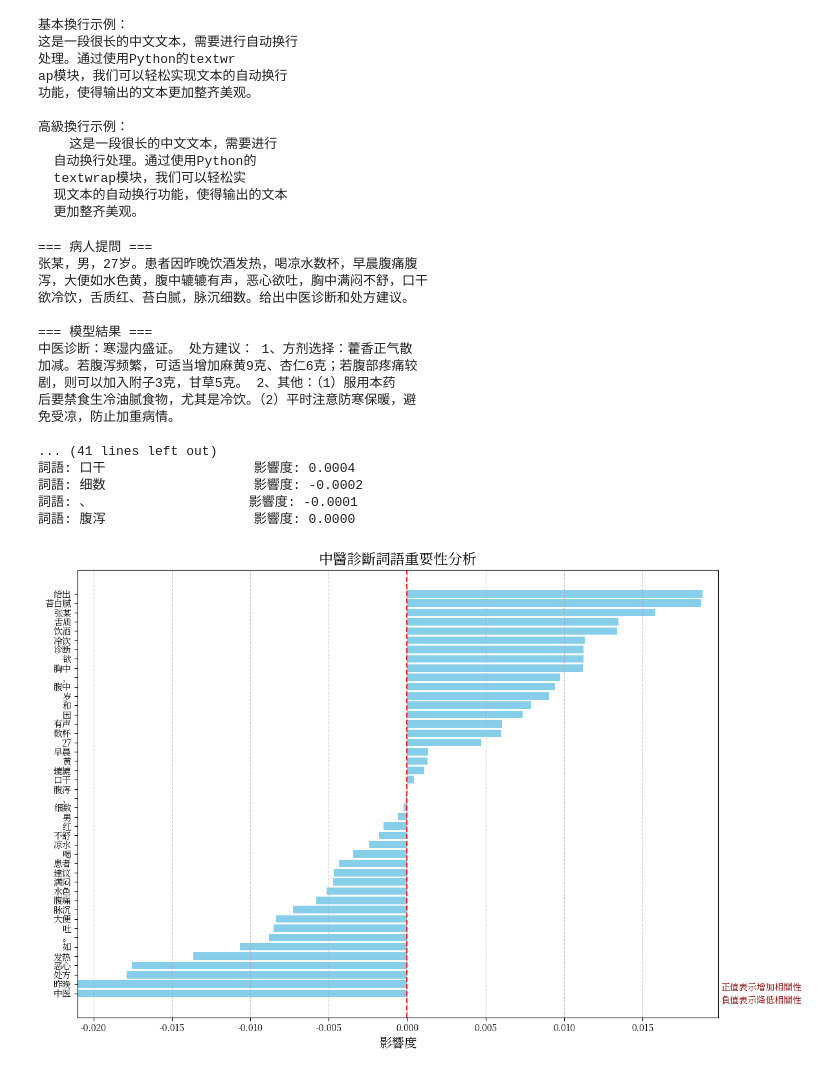
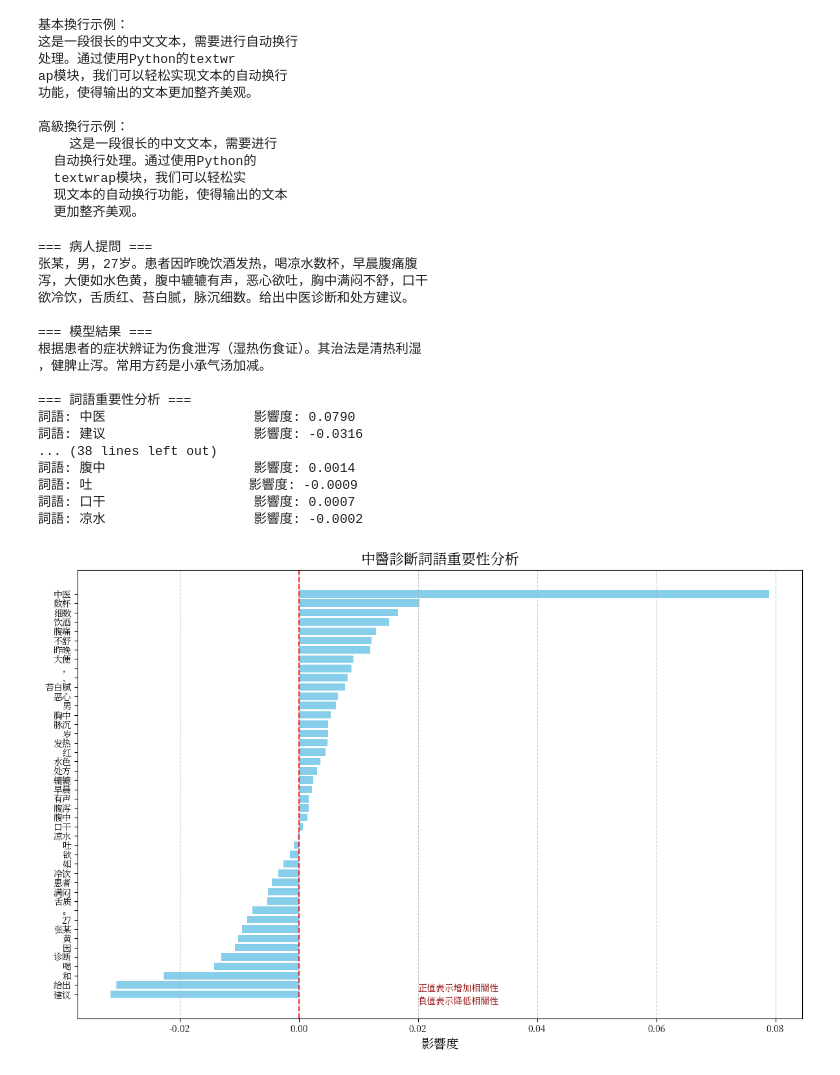
Before and after one commit to CISC7021-Group-66/explain_tcm_llm, a Jupyter notebook: lime-zhongjing.ipynb, the cells around one changed output. Drawn from its saved outputs; the diff is of its cells as text; code cells hidden in the pictures.

```diff
--- a/lime-zhongjing.ipynb
+++ b/lime-zhongjing.ipynb
@@ -232,13 +232,14 @@ explanation = explainer.explain_instance(
     text_instance=test_text,
     classifier_fn=predictor,
     num_features=len(chinese_tokenizer(test_text)),
-    num_samples=1500,
-    top_labels=1,
+    num_samples=1000,
+    # top_labels=1,
+    labels=[0, 1]
 )
 
 # 顯示解釋結果
 print("\n=== 詞語重要性分析 ===")
-for word, importance in explanation.as_list(label=0):
+for word, importance in explanation.as_list():
     print(f"詞語: {word:<20} 影響度: {importance:.4f}")
 # %% [output]
 === 病人提問 ===
@@ -247,17 +248,17 @@ for word, importance in explanation.as_list(label=0):
 欲冷饮，舌质红、苔白腻，脉沉细数。给出中医诊断和处方建议。
 
 === 模型結果 ===
-中医诊断：寒湿内盛证。 处方建议： 1、方剂选择：藿香正气散
-加减。若腹泻频繁，可适当增加麻黄9克、杏仁6克；若腹部疼痛较
-剧，则可以加入附子3克，甘草5克。 2、其他：（1）服用本药
-后要禁食生冷油腻食物，尤其是冷饮。（2）平时注意防寒保暖，避
-免受凉，防止加重病情。
+根据患者的症状辨证为伤食泄泻（湿热伤食证）。其治法是清热利湿
+，健脾止泻。常用方药是小承气汤加减。
 
-... (41 lines left out)
-詞語: 口干                   影響度: 0.0004
-詞語: 细数                   影響度: -0.0002
-詞語: 、                    影響度: -0.0001
-詞語: 腹泻                   影響度: 0.0000
+=== 詞語重要性分析 ===
+詞語: 中医                   影響度: 0.0790
+詞語: 建议                   影響度: -0.0316
+... (38 lines left out)
+詞語: 腹中                   影響度: 0.0014
+詞語: 吐                    影響度: -0.0009
+詞語: 口干                   影響度: 0.0007
+詞語: 凉水                   影響度: -0.0002
 # %%
 import matplotlib.pyplot as plt
 import pandas as pd
@@ -267,38 +268,37 @@ plt.rcParams["font.family"] = ["Noto Serif CJK JP"]
 plt.rcParams["axes.unicode_minus"] = False
 
 # 從explanation獲取結果並創建數據框
-words_importance = explanation.as_list(label=0)
+words_importance = explanation.as_list()
 df = pd.DataFrame(words_importance, columns=["詞語", "影響度"])
 
 # 按影響度排序
 df = df.sort_values("影響度", ascending=True)
 
 # 創建水平條形圖
 plt.figure(figsize=(12, 8))
 plt.barh(df["詞語"], df["影響度"], color="skyblue")
 
 # 設置標題和標籤
 plt.title("中醫診斷詞語重要性分析", fontsize=16)
 plt.xlabel("影響度", fontsize=14)
 
 # 添加參考線
 plt.grid(axis="x", linestyle="--", alpha=0.7)
 plt.axvline(x=0, color="red", linestyle="--", alpha=0.8)
 
 # 添加註釋
 plt.text(
     0.02, -1, "正值表示增加相關性\n負值表示降低相關性", fontsize=10, color="darkred"
 )
 
 # 調整布局
-plt.xlim(-0.02 - 0.001, max(df["影響度"]) + 0.001)  # 右側留些空間
-
+# plt.xlim(-0.02 - 0.001, max(df["影響度"]) + 0.001)  # 調整x軸範圍，右側留些空間
 plt.tight_layout()
 
 # 保存圖片
 # plt.savefig("lime_analysis.png", dpi=300, bbox_inches="tight")
 
 # 顯示圖表
 plt.show()
 # %% [output]
-[figure, old version]
+[figure, new version]
```
